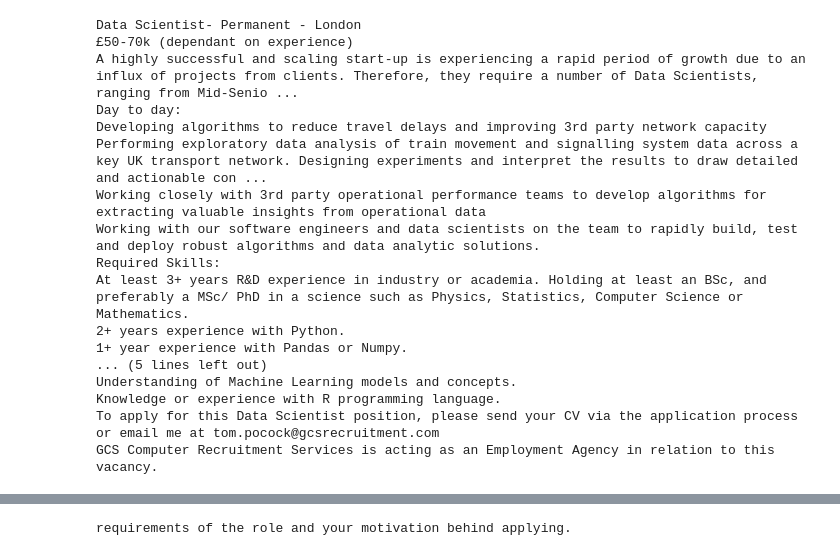
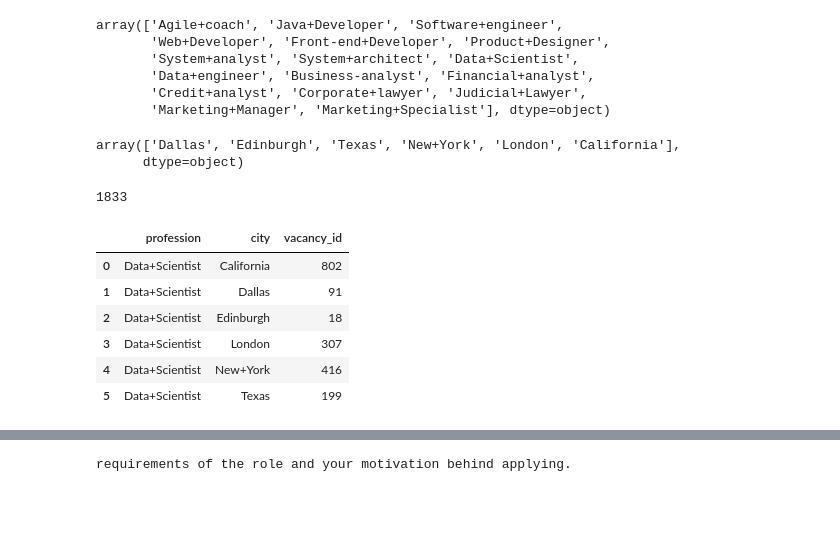
Before and after one commit to Lev4/indeedparser, a Jupyter notebook: parser_test.ipynb, the cells around one changed output, grey strips where cells are left out. Cells and saved outputs as stored; diff of their text form; code cells hidden in the pictures; blank space fills up the shorter version.

```diff
--- a/parser_test.ipynb
+++ b/parser_test.ipynb
@@ -153,22 +65,28 @@ nlp = English()
-# %%
-s = vacancy_dict['Data Scientist'][1]
-doc = nlp(s)
-doc
-# %% [output]
-Data Scientist- Permanent - London
-£50-70k (dependant on experience)
-A highly successful and scaling start-up is experiencing a rapid period of growth due to an influx of projects from clients. Therefore, they require a number of Data Scientists, ranging from Mid-Senio ...
-Day to day:
-Developing algorithms to reduce travel delays and improving 3rd party network capacity
-Performing exploratory data analysis of train movement and signalling system data across a key UK transport network. Designing experiments and interpret the results to draw detailed and actionable con ...
-Working closely with 3rd party operational performance teams to develop algorithms for extracting valuable insights from operational data
-Working with our software engineers and data scientists on the team to rapidly build, test and deploy robust algorithms and data analytic solutions.
-Required Skills:
-At least 3+ years R&D experience in industry or academia. Holding at least an BSc, and preferably a MSc/ PhD in a science such as Physics, Statistics, Computer Science or Mathematics.
-2+ years experience with Python.
-1+ year experience with Pandas or Numpy.
-... (5 lines left out)
-Understanding of Machine Learning models and concepts.
-Knowledge or experience with R programming language.
-To apply for this Data Scientist position, please send your CV via the application process or email me at tom.pocock@gcsrecruitment.com
-GCS Computer Recruitment Services is acting as an Employment Agency in relation to this vacancy.
+# %%
+vtab.profession.unique()
+# %% [output]
+array(['Agile+coach', 'Java+Developer', 'Software+engineer',
+       'Web+Developer', 'Front-end+Developer', 'Product+Designer',
+       'System+analyst', 'System+architect', 'Data+Scientist',
+       'Data+engineer', 'Business-analyst', 'Financial+analyst',
+       'Credit+analyst', 'Corporate+lawyer', 'Judicial+Lawyer',
+       'Marketing+Manager', 'Marketing+Specialist'], dtype=object)
+# %%
+vtab[vtab.profession == 'Data+Scientist'].city.unique()
+# %% [output]
+array(['Dallas', 'Edinburgh', 'Texas', 'New+York', 'London', 'California'],
+      dtype=object)
+# %%
+vtab[vtab.profession == 'Data+Scientist'].vacancy_id.nunique()
+# %% [output]
+1833
+# %%
+vtab[vtab.profession == 'Data+Scientist'].groupby(['profession','city'])['vacancy_id'].count().reset_index()
+# %% [output]
+|  | profession | city | vacancy_id |
+| 0 | Data+Scientist | California | 802 |
+| 1 | Data+Scientist | Dallas | 91 |
+| 2 | Data+Scientist | Edinburgh | 18 |
+| 3 | Data+Scientist | London | 307 |
+| 4 | Data+Scientist | New+York | 416 |
+| 5 | Data+Scientist | Texas | 199 |
```
Also changed, not shown: parts of 30 cells of this notebook, 1 other file.
